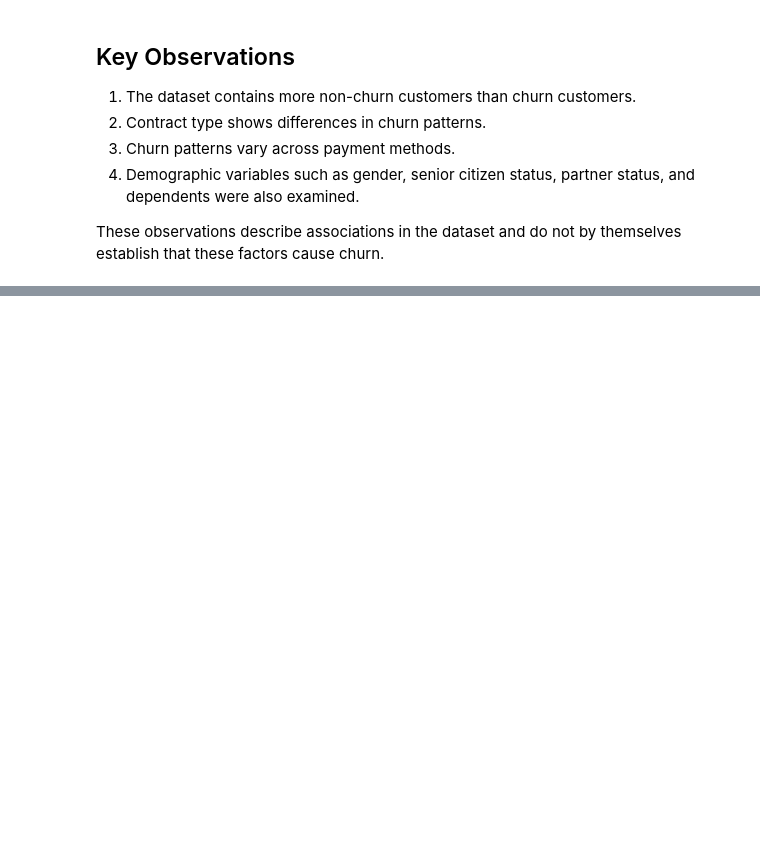
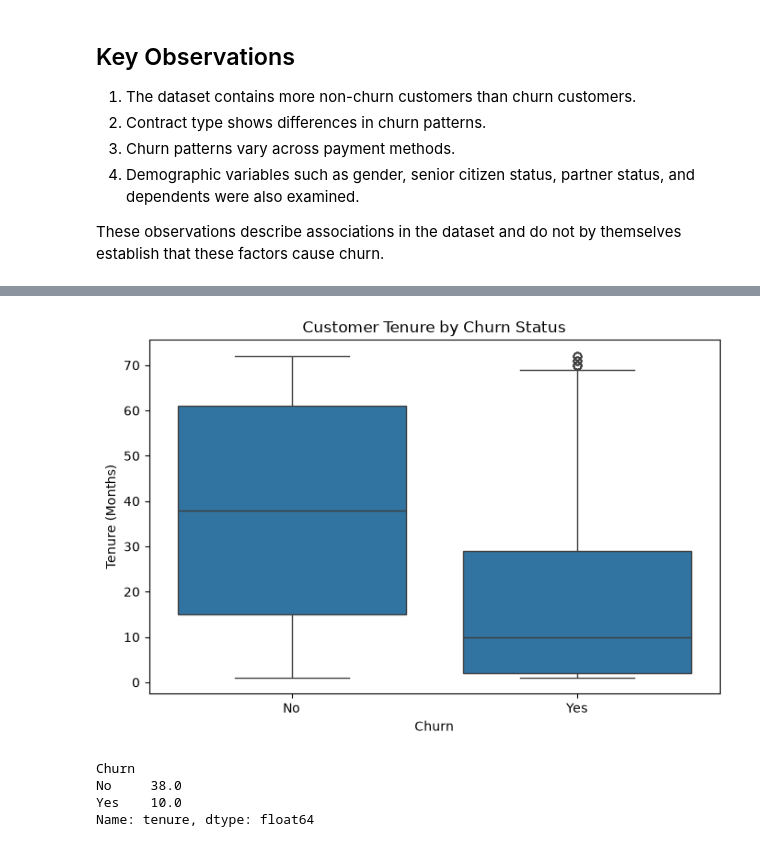
Before and after one commit to Sayuni002/customer-churn-prediction, a Jupyter notebook: notebooks/01_data_exploration.ipynb, the cells around one changed output, grey strips where cells are left out. Drawn from its saved outputs; the diff is of its cells as text; code cells hidden in the pictures; blank space fills up the shorter version.

Commit message:
Complete exploratory churn analysis

```diff
--- a/notebooks/01_data_exploration.ipynb
+++ b/notebooks/01_data_exploration.ipynb
@@ -584,0 +590,10 @@ themselves establish that these factors cause churn.
+# %%
+import pandas as pd
+import numpy as np
+import matplotlib.pyplot as plt
+import seaborn as sns
+
+df = pd.read_csv("../data/customer_churn_cleaned.csv")
+
+print("Dataset loaded successfully!")
+df.head()
@@ -584,0 +609,18 @@ themselves establish that these factors cause churn.
+# %%
+plt.figure(figsize=(8, 5))
+
+sns.boxplot(data=df, x="Churn", y="tenure")
+
+plt.title("Customer Tenure by Churn Status")
+plt.xlabel("Churn")
+plt.ylabel("Tenure (Months)")
+plt.show()
+# %% [output]
+[figure, added]
+# %%
+df.groupby("Churn")["tenure"].median()
+# %% [output]
+Churn
+No     38.0
+Yes    10.0
+Name: tenure, dtype: float64
```
Also changed, not shown: parts of 15 cells of this notebook.
